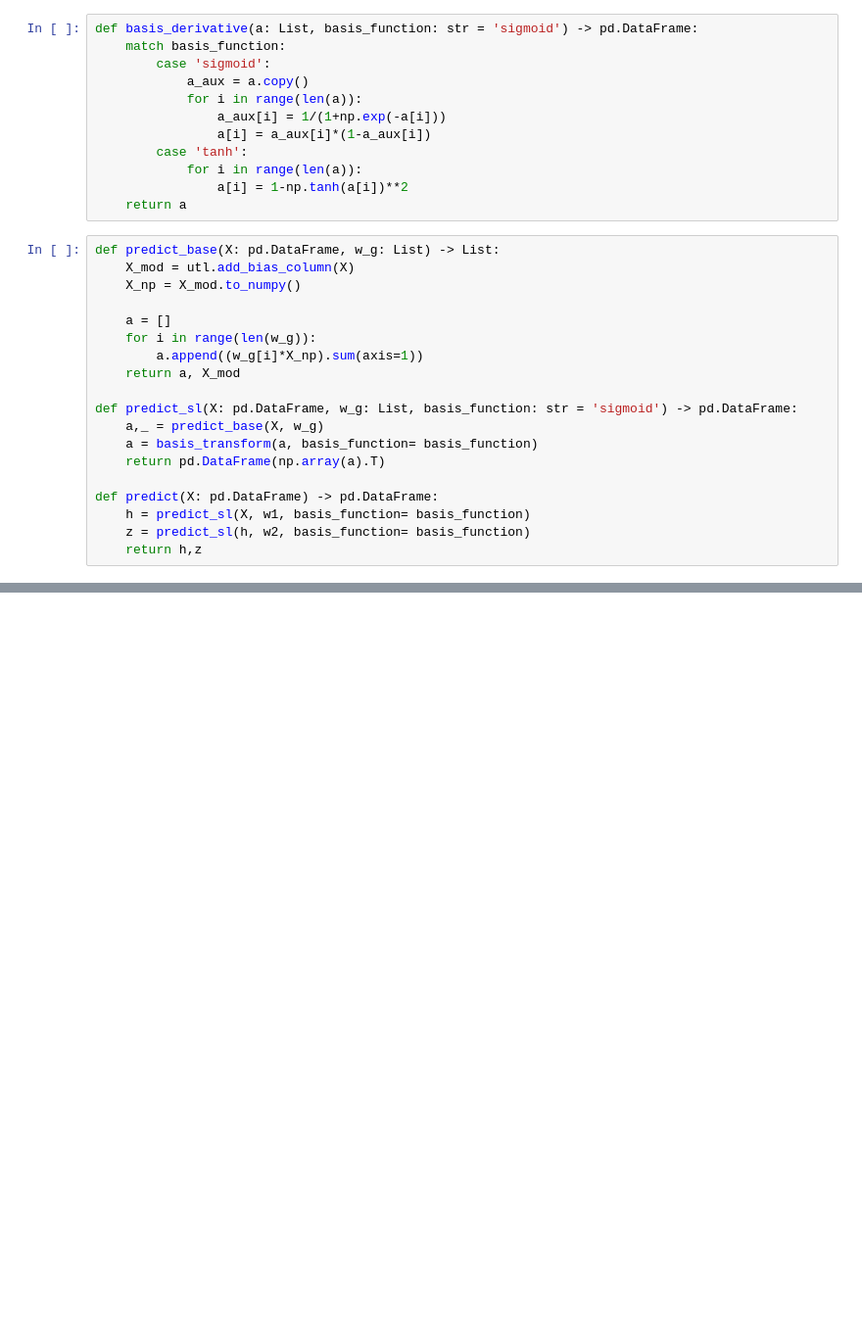
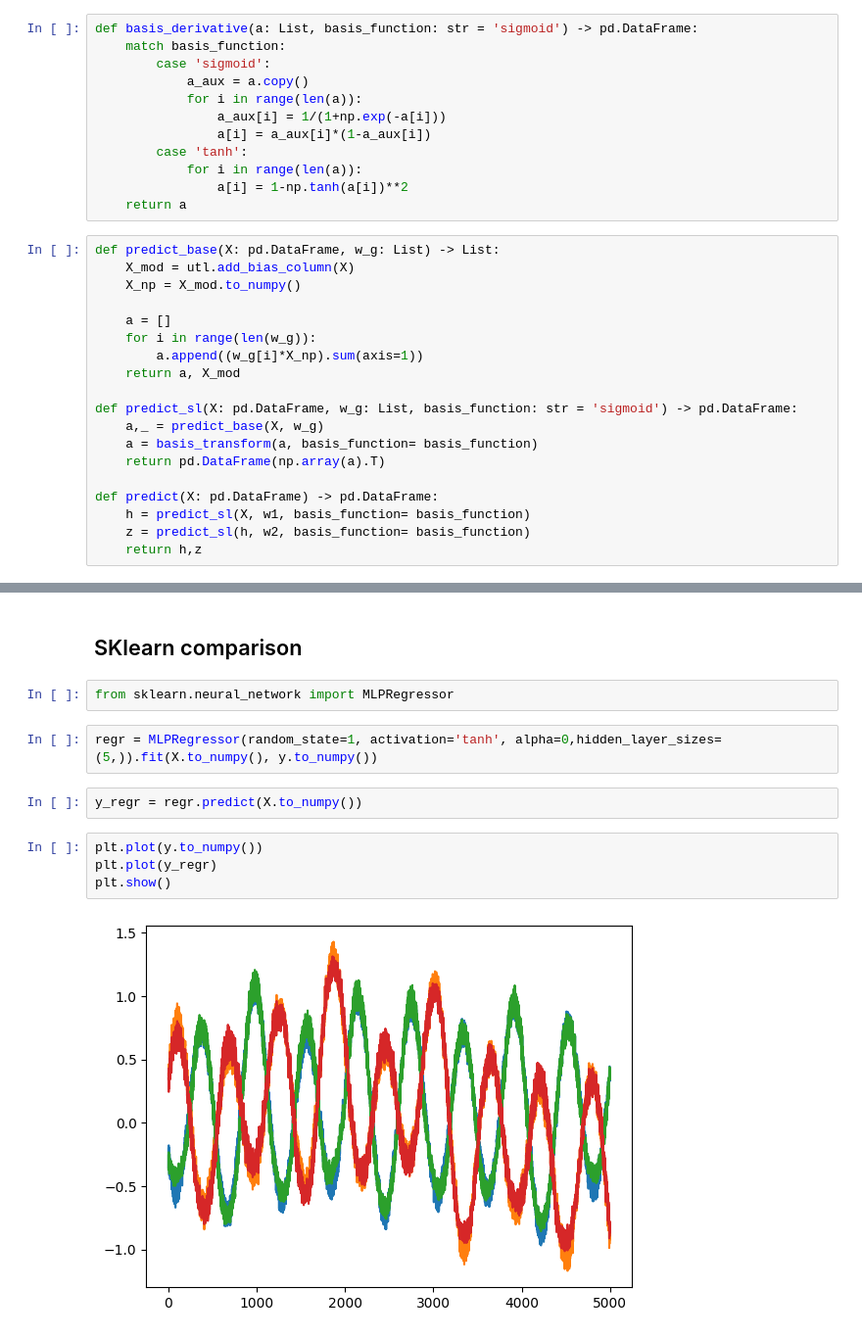
Before and after one commit to AndresFrancoG/MLModels, a Jupyter notebook: notebooks/multilayer_perceptron.ipynb, the cells around one changed output, grey strips where cells are left out. Shown at 98% size. Drawn from its saved outputs; the diff is of its cells as text; blank space fills up the shorter version.

Commit message:
ADD: Scikit learn comparison and tests

```diff
--- a/notebooks/multilayer_perceptron.ipynb
+++ b/notebooks/multilayer_perceptron.ipynb
@@ -155,0 +205,14 @@ plt.show()
+# %% [markdown]
+## SKlearn comparison
+# %%
+from sklearn.neural_network import MLPRegressor
+# %%
+regr = MLPRegressor(random_state=1, activation='tanh', alpha=0,hidden_layer_sizes=(5,)).fit(X.to_numpy(), y.to_numpy())
+# %%
+y_regr = regr.predict(X.to_numpy())
+# %%
+plt.plot(y.to_numpy())
+plt.plot(y_regr)
+plt.show()
+# %% [output]
+[figure, added]
```
Also changed, not shown: parts of 9 cells of this notebook.
